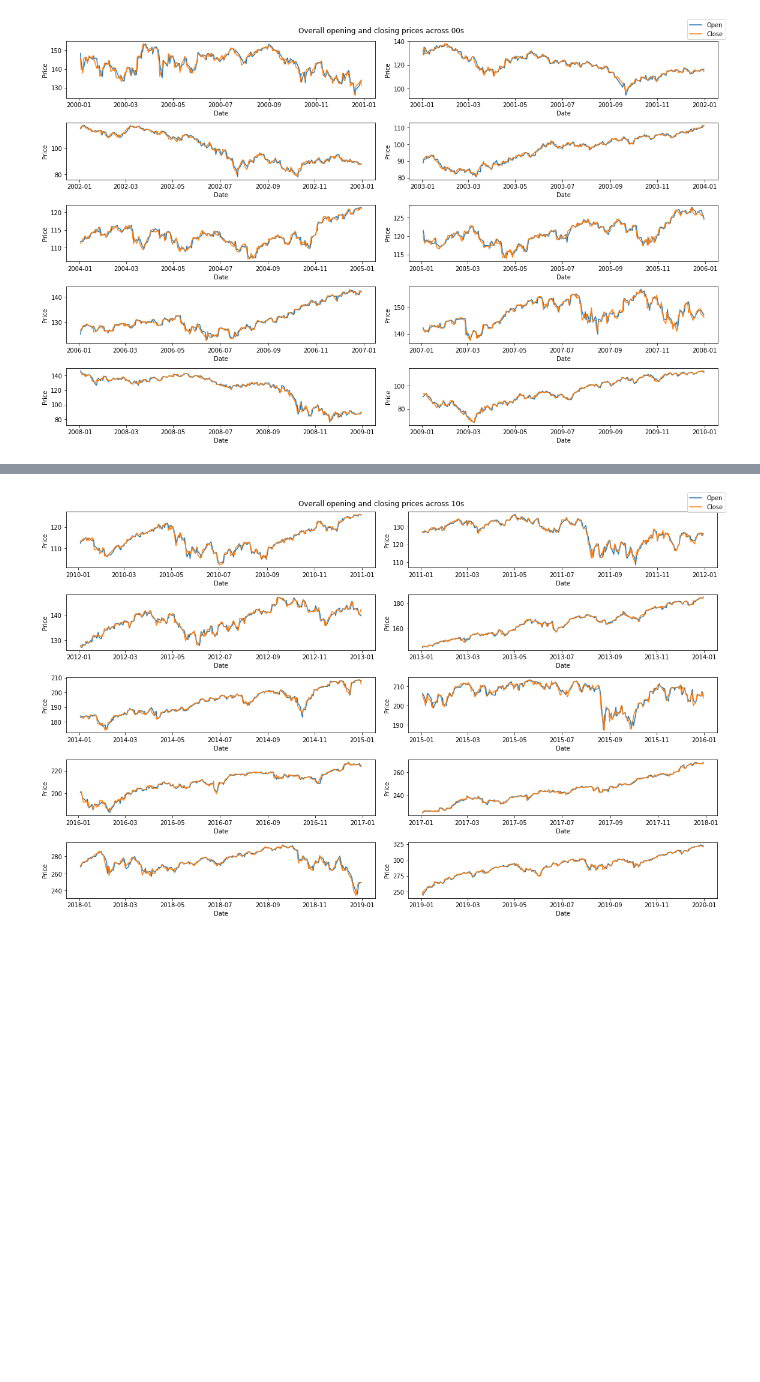
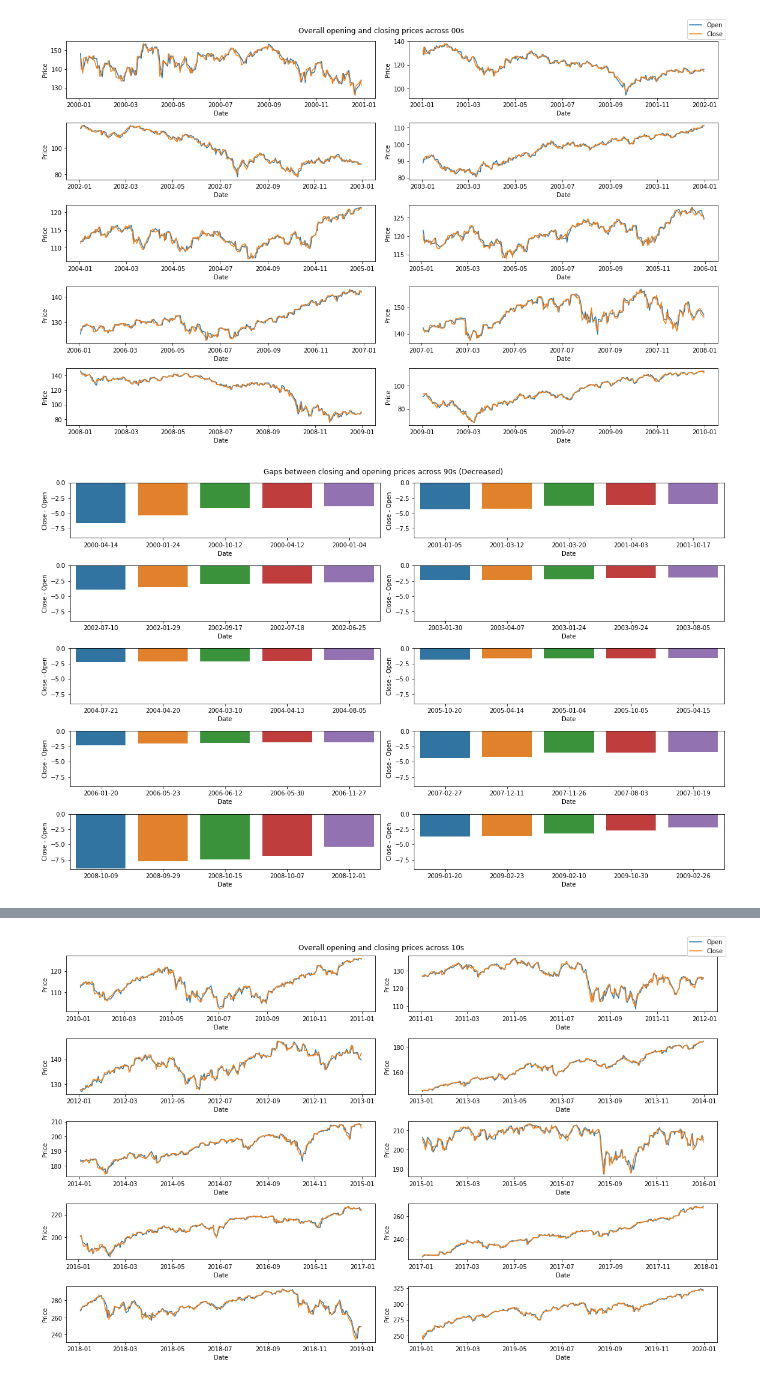
Before and after one commit to 6soyoung3/sp500-analysis-with-python, a Jupyter notebook: StockAnalyse.ipynb, the cells around one changed output, grey strips where cells are left out. Drawn from its saved outputs; the diff is of its cells as text; code cells hidden in the pictures; blank space fills up the shorter version.

```diff
--- a/Stock analyse.ipynb
+++ b/StockAnalyse.ipynb
@@ -161,3 +176,45 @@ plt.tight_layout()
 plt.show()
 # %% [output]
 [figure]
+# %%
+data00s = spydata.loc[spydata['Year'] < 2010]
+allGapOpenClose = []
+for index, row in data00s.iterrows():
+    allGapOpenClose.append([row['Year'],row['Date'], row['Close']-row['Open']])
+
+dfOpenClose = pd.DataFrame(allGapOpenClose,columns=['Year','Date','Close - Open'])
+
+data2000 = (dfOpenClose.loc[dfOpenClose['Year'] == 2000]).sort_values(by=['Close - Open'], axis=0).iloc[0:5]
+data2001 = (dfOpenClose.loc[dfOpenClose['Year'] == 2001]).sort_values(by=['Close - Open'], axis=0).iloc[0:5]
+data2002 = (dfOpenClose.loc[dfOpenClose['Year'] == 2002]).sort_values(by=['Close - Open'], axis=0).iloc[0:5]
+data2003 = (dfOpenClose.loc[dfOpenClose['Year'] == 2003]).sort_values(by=['Close - Open'], axis=0).iloc[0:5]
+data2004 = (dfOpenClose.loc[dfOpenClose['Year'] == 2004]).sort_values(by=['Close - Open'], axis=0).iloc[0:5]
+data2005 = (dfOpenClose.loc[dfOpenClose['Year'] == 2005]).sort_values(by=['Close - Open'], axis=0).iloc[0:5]
+data2006 = (dfOpenClose.loc[dfOpenClose['Year'] == 2006]).sort_values(by=['Close - Open'], axis=0).iloc[0:5]
+data2007 = (dfOpenClose.loc[dfOpenClose['Year'] == 2007]).sort_values(by=['Close - Open'], axis=0).iloc[0:5]
+data2008 = (dfOpenClose.loc[dfOpenClose['Year'] == 2008]).sort_values(by=['Close - Open'], axis=0).iloc[0:5]
+data2009 = (dfOpenClose.loc[dfOpenClose['Year'] == 2009]).sort_values(by=['Close - Open'], axis=0).iloc[0:5]
+
+fig, axes = plt.subplots(5, 2, figsize=(16,10))
+
+fig.suptitle('Gaps between closing and opening prices across 00s (Decreased)')
+
+sns.barplot(ax=axes[0,0], x=data2000.Date, y= data2000['Close - Open'])
+sns.barplot(ax=axes[0,1], x=data2001.Date, y= data2001['Close - Open'])
+sns.barplot(ax=axes[1,0], x=data2002.Date, y= data2002['Close - Open'])
+sns.barplot(ax=axes[1,1], x=data2003.Date, y= data2003['Close - Open'])
+sns.barplot(ax=axes[2,0], x=data2004.Date, y= data2004['Close - Open'])
+sns.barplot(ax=axes[2,1], x=data2005.Date, y= data2005['Close - Open'])
+sns.barplot(ax=axes[3,0], x=data2006.Date, y= data2006['Close - Open'])
+sns.barplot(ax=axes[3,1], x=data2007.Date, y= data2007['Close - Open'])
+sns.barplot(ax=axes[4,0], x=data2008.Date, y= data2008['Close - Open'])
+sns.barplot(ax=axes[4,1], x=data2009.Date, y= data2009['Close - Open'])
+
+for ax in axes:
+    for a in ax:
+        a.set_ylim(math.floor(dfOpenClose['Close - Open'].min()),0)
+
+plt.tight_layout()
+plt.show()
+# %% [output]
+[figure, added]
```
Also changed, not shown: parts of 10 cells of this notebook.
